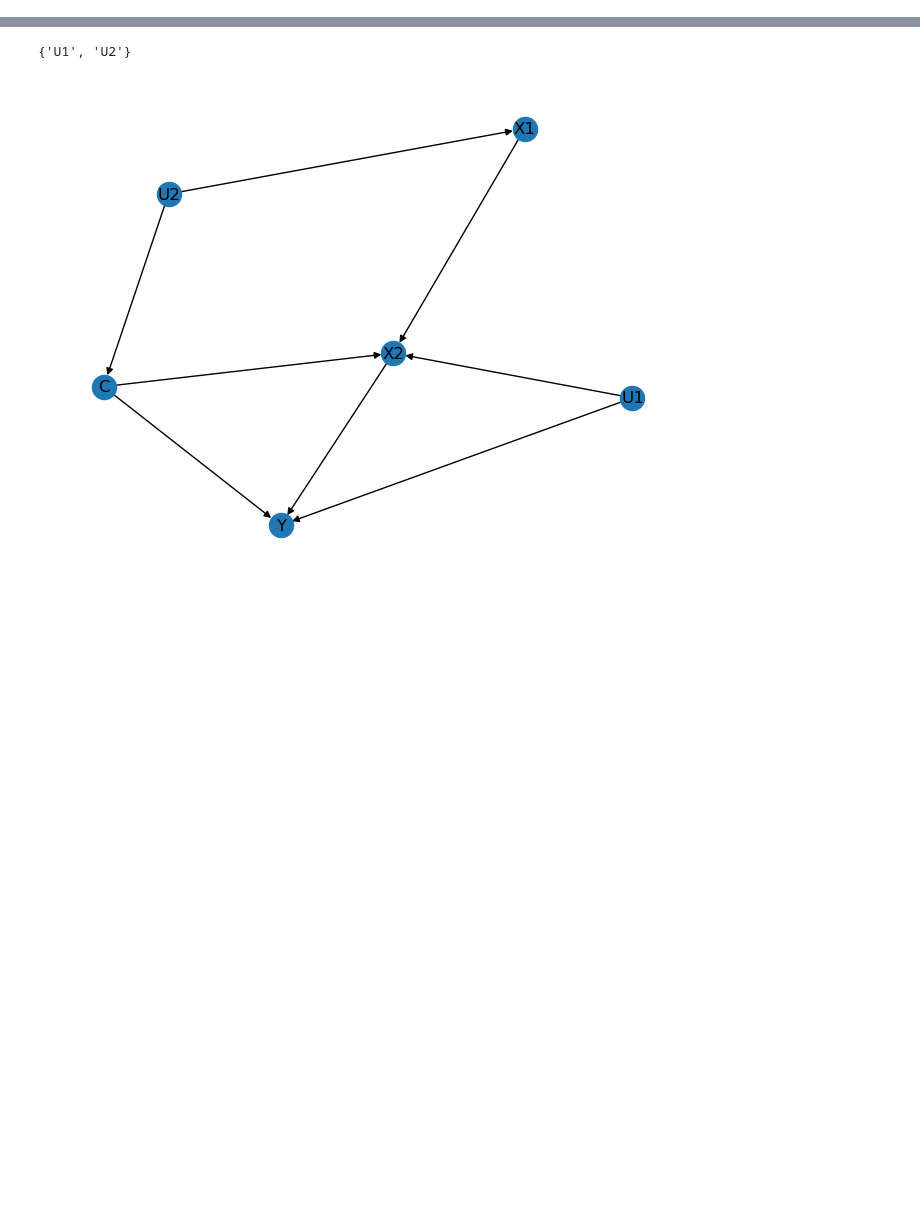
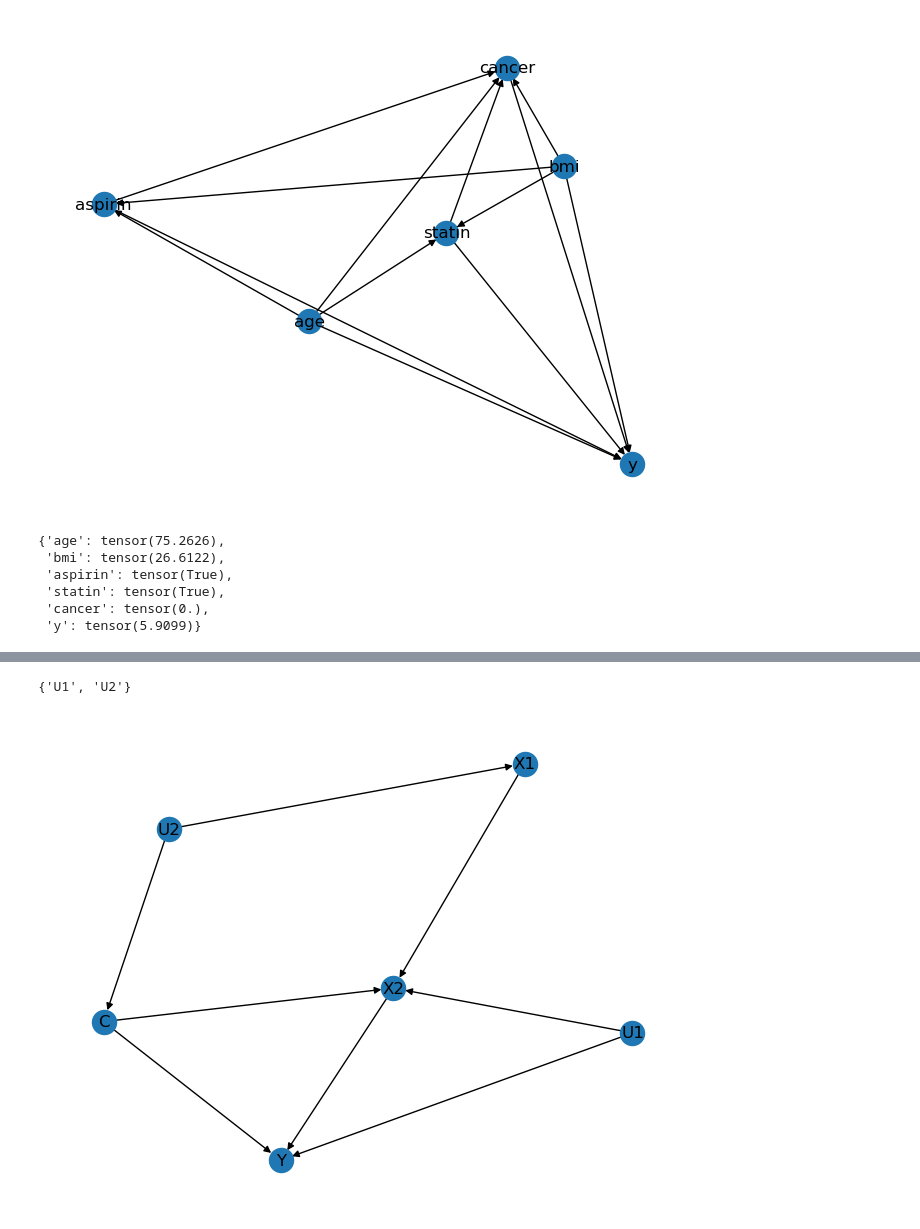
Before and after one commit to VahanArsenian/POMPSBO, a Jupyter notebook: notebooks/POMPS.ipynb, the cells around one changed output, grey strips where cells are left out. Saved outputs shown, nothing was run; the diff lists cells and outputs as text; code cells hidden in the pictures; blank space fills up the shorter version.

Commit message:
modified aspirin-statin

```diff
--- a/notebooks/POMPS.ipynb
+++ b/notebooks/POMPS.ipynb
@@ -90,0 +57,20 @@ sm_gr.contextual_variables, sm_gr.interventional_variables, sm_gr.target, sm_gr.
+# %%
+aspirin_graph = fcm.induced_graph()
+ccg = ContextualCausalGraph(edges=aspirin_graph, interventional_variables={"aspirin", "statin"},
+                      contextual_variables={"age", "bmi"}, target='y')
+ccg = MPSDAGController.simplify(ccg)
+space = [BoolDomain('aspirin'), BoolDomain('statin'), IntegralDomain('age', 55, 76), IntegralDomain('bmi', 23, 31)]
+gpf = GPFunctorFactory(space)
+# %%
+mpses = list(MPSGenerator.mps_for(ccg.interventional_variables, ccg.contextual_variables))
+print(len(mpses))
+graph_under_mps = [(MPSDAGController.graph_under_mps(mps, ccg), mps) for mps in mpses]
+print(len(graph_under_mps))
+
+graph_under_mps = [(g[0][0], g[1]) for g in graph_under_mps if g[0][1]]
+print(len(graph_under_mps))
+
+graph_under_mps = [g for g in graph_under_mps if MPSReductor.action_relevance_check(g[1], g[0]) and MPSReductor.context_relevance_check(g[1], g[0])]
+print(len(graph_under_mps))
+graph_under_mps = [g for g in graph_under_mps if not MPSReductor.sufficiently_not_pomp(g[1], g[0])]
+print(len(graph_under_mps))
@@ -90,0 +105,16 @@ sm_gr.contextual_variables, sm_gr.interventional_variables, sm_gr.target, sm_gr.
+# %%
+graph, mps = graph_under_mps[-1]
+nx.draw(graph, with_labels=True)
+policy = PolicyFCM.mps_to_gp_policy(mps, gpf)
+fcm_m = PolicyFCM.fcm_with_policy(fcm, policy)
+# %% [output]
+[figure, added]
+# %%
+smp
+# %% [output]
+{'age': tensor(75.2626),
+ 'bmi': tensor(26.6122),
+ 'aspirin': tensor(True),
+ 'statin': tensor(True),
+ 'cancer': tensor(0.),
+ 'y': tensor(5.9099)}
```
Also changed, not shown: parts of 14 cells of this notebook, 1 other file.
